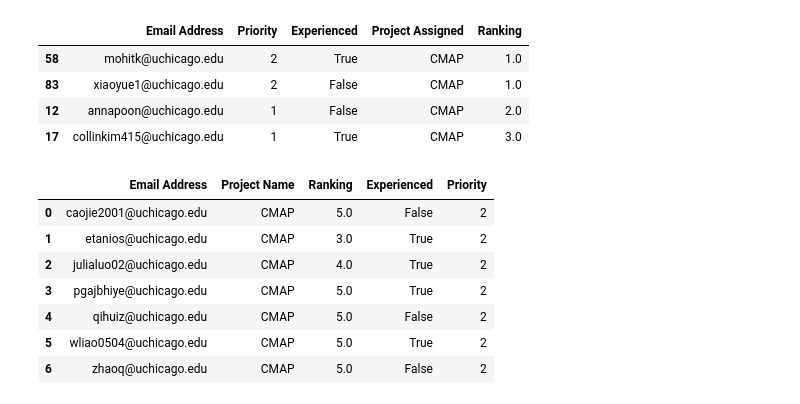
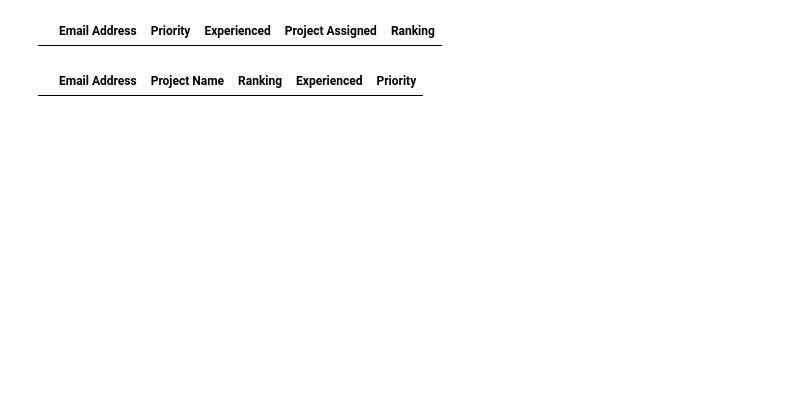
Before and after one commit to dsi-clinic/the-clinic, a Jupyter notebook: admin/matching/notebooks/matching.ipynb, the cells around one changed output. Cells and saved outputs as stored; diff of their text form; code cells hidden in the pictures; blank space fills up the shorter version.

```diff
--- a/admin/matching/notebooks/matching.ipynb
+++ b/admin/matching/notebooks/matching.ipynb
@@ -16,0 +20,4 @@ file_location = '../data/Autumn 2024 Matching.xlsx'
+# %%
+application_df = pd.read_excel(file_location, sheet_name="Application Before Editing")
+
+application_df.head()
@@ -16,0 +113,8 @@ file_location = '../data/Autumn 2024 Matching.xlsx'
+# %%
+prev_col = "Are you currently enrolled in the Data Science Clinic or have you taken the clinic in a previous quarter?"
+prev_proj_col = "If you are currently enrolled or have taken the clinic in a previous quarter, on which project did you work?"
+
+returning_students = application_df[application_df[prev_col] == "Yes"][['Email Address', prev_proj_col]].values
+
+# Use this to force specific students onto specific projects.
+forced_assignments = {el[0]: el[1] for el in returning_students}
@@ -19,25 +149,14 @@ priority_mapping = {'high': 1, 'med-high': 2, 'med': 3, 'low': 4}
 
 max_students = {'Fermi - GNN': 3}
 
-# Use this to force specific students onto specific projects.
-forced_assignments = {}
 
 # List of technical projects
 technical_project_list = [
-    'Morningstar', 'Fermi - GNN', 'Fermi - Simulations', 'Center for Living System',
+    'Morningstar', 'Fermi - GNN', 'Fermi - Simulations', 'Center for Living Systems',
     'Building Decarbonization Coalition', 'Argonne', 'CMAP', 'Invenergy'
 ]
 
 priority_weights = [10, 15, 25, 30]
 
-data_to_process_dict = generate_data(file_location, technical_project_list, priority_mapping)
-all_project_list = data_to_process_dict.pop('all_project_list')
-assignment_df = student_assignment(priority_weights = priority_weights, **data_to_process_dict,
-                                   max_students_dict=max_students, preassigned_students=forced_assignments,
-                                   number_of_projects_to_run=None, drop_projects=['IDI -- Palm Oil Concession Boundaries'], verbose=False)
-print(f"\nAverage Ranking: {assignment_df.Ranking.mean():.2f}")
-print(assignment_df.Ranking.value_counts())
-print_project_summary(assignment_df, all_project_list)
-
-assignment_df.to_csv('../data/test_1.csv', index=False)
+data_to_process_dict = generate_data(application_df, technical_project_list, priority_mapping)
 # %% [output]
@@ -76,0 +165,10 @@ Project Summary:
+# %%
+all_project_list = data_to_process_dict.pop('all_project_list')
+assignment_df = student_assignment(priority_weights = priority_weights, **data_to_process_dict,
+                                   max_students_dict=max_students, preassigned_students=forced_assignments,
+                                   number_of_projects_to_run=None, drop_projects=["University of Northern Iowa"], verbose=False)
+print(f"\nAverage Ranking: {assignment_df.Ranking.mean():.2f}")
+print(assignment_df.Ranking.value_counts())
+print_project_summary(assignment_df, all_project_list)
+
+assignment_df.to_csv('../data/test_1.csv', index=False)
@@ -77,33 +210,22 @@ Project Summary:
 # %%
-project_to_comp = 'CMAP'
+project_to_comp = 'Kids First Chicago'
 
-list_of_not_assigned = list(assignment_df.loc[ (assignment_df.Priority == 2) & (assignment_df.Ranking.isna()), 'Email Address'])
+list_of_not_assigned = list(assignment_df.loc[ (assignment_df.Priority == 1) & (assignment_df.Ranking.isna()), 'Email Address'])
 prefs_df = data_to_process_dict['ranking'].copy()
 prefs_df.loc[~(prefs_df.Ranking == 100.0), :].copy()
 
 unmatched_prefs = prefs_df.loc[(prefs_df.loc[:, 'Project Name'] == project_to_comp) & prefs_df.loc[:, 'Email Address'].isin(list_of_not_assigned)
              & (prefs_df.Ranking < 100), :]
 
 unmatched_info = pd.merge(unmatched_prefs, assignment_df.loc[:, ['Email Address', 'Experienced', 'Priority']], how='left', on='Email Address')
 
 matched = assignment_df.loc[(assignment_df.loc[:, 'Project Assigned'] == project_to_comp), :]
 display(matched.sort_values('Ranking'))
 
 display(unmatched_info)
 # %% [output]
 |  | Email Address | Priority | Experienced | Project Assigned | Ranking |
-| 58 | mohitk@uchicago.edu | 2 | True | CMAP | 1.0 |
-| 83 | xiaoyue1@uchicago.edu | 2 | False | CMAP | 1.0 |
-| 12 | annapoon@uchicago.edu | 1 | False | CMAP | 2.0 |
-| 17 | collinkim415@uchicago.edu | 1 | True | CMAP | 3.0 |
 |  | Email Address | Project Name | Ranking | Experienced | Priority |
-| 0 | caojie2001@uchicago.edu | CMAP | 5.0 | False | 2 |
-| 1 | etanios@uchicago.edu | CMAP | 3.0 | True | 2 |
-| 2 | julialuo02@uchicago.edu | CMAP | 4.0 | True | 2 |
-| 3 | pgajbhiye@uchicago.edu | CMAP | 5.0 | True | 2 |
-| 4 | qihuiz@uchicago.edu | CMAP | 5.0 | False | 2 |
-| 5 | wliao0504@uchicago.edu | CMAP | 5.0 | True | 2 |
-| 6 | zhaoq@uchicago.edu | CMAP | 5.0 | False | 2 |
 # %%
 data_to_process_dict['student_characteristics'].Priority.value_counts()
 # %% [output]
```
Also changed, not shown: parts of 11 cells of this notebook, 2 other files.
